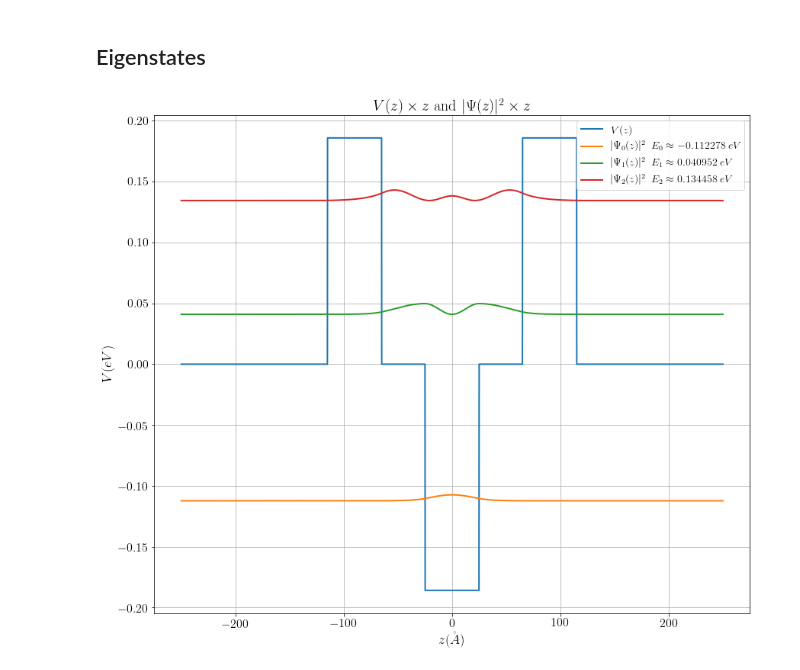
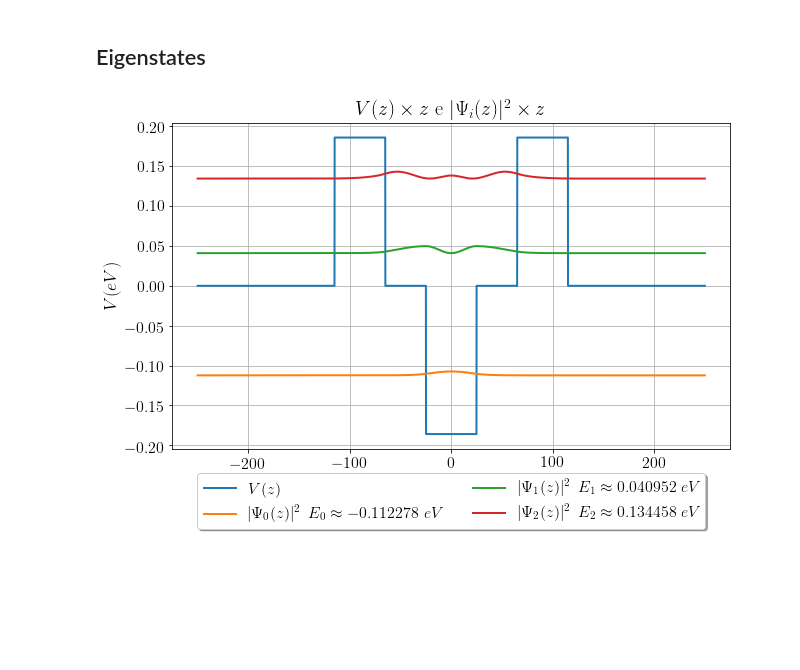
Before and after one commit to thiagolcmelo/time-evolution, a Jupyter notebook: algaas-photocurrent.ipynb, the cells around one changed output. Cells and saved outputs as stored; diff of their text form; code cells hidden in the pictures; blank space fills up the shorter version.

```diff
--- a/algaas-photocurrent.ipynb
+++ b/algaas-photocurrent.ipynb
@@ -13,13 +13,13 @@ from IPython.display import set_matplotlib_formats
 set_matplotlib_formats('pdf', 'png')
 plt.rcParams['savefig.dpi'] = 75
 plt.rcParams['figure.autolayout'] = False
-plt.rcParams['figure.figsize'] = 14, 12
+plt.rcParams['figure.figsize'] = 10, 6
 plt.rcParams['axes.labelsize'] = 18
 plt.rcParams['axes.titlesize'] = 20
 plt.rcParams['font.size'] = 16
 plt.rcParams['lines.linewidth'] = 2.0
 plt.rcParams['lines.markersize'] = 8
-plt.rcParams['legend.fontsize'] = 14
+plt.rcParams['legend.fontsize'] = 16
 plt.rcParams['text.usetex'] = True
 plt.rcParams['font.family'] = "serif"
 plt.rcParams['font.serif'] = "cm"
@@ -344,19 +344,20 @@ E_02 = 0.13445797 eV
 # %%
 fig, ax = plt.subplots()
 ax.set_xlabel(r'$z (\AA)$')
 ax.set_ylabel(r'$V (eV)$')
 ax.plot(z_ang, V, label=r'$V(z)$')
 
 eigenstates = res['eigenstates'].copy()
 for i, eigenstate in enumerate(eigenstates):
     eigenstate *= np.ptp(V) / np.ptp(np.abs(eigenstate)**2)/50.0
     _eivenvalue = res['eigenvalues'][i]* au2ev
     psi = (np.abs(eigenstate)**2).real + _eivenvalue
     ax.plot(z_ang, psi, label=r'$|\Psi_%d(z)|^2 \,\,\, E_%d \approx %.6f \,\, eV$' % (i, i, _eivenvalue))
 
-ax.set_title(r"$V(z) \times z$ and $|\Psi(z)|^2 \times z$")
+ax.set_title(r"$V(z) \times z$ e $|\Psi_i(z)|^2 \times z$")
 ax.grid(True)
-ax.legend()
-plt.show()
+ax.legend(loc='upper center', bbox_to_anchor=(0.5, -0.05),  shadow=True, ncol=2)
+#plt.show()
+plt.savefig('double_barrier_quantum_well_degani.png', bbox_inches='tight')
 # %% [output]
-[figure, old version]
+[figure, new version]
```
Also changed, not shown: parts of 1 cell of this notebook, 5 other files.
